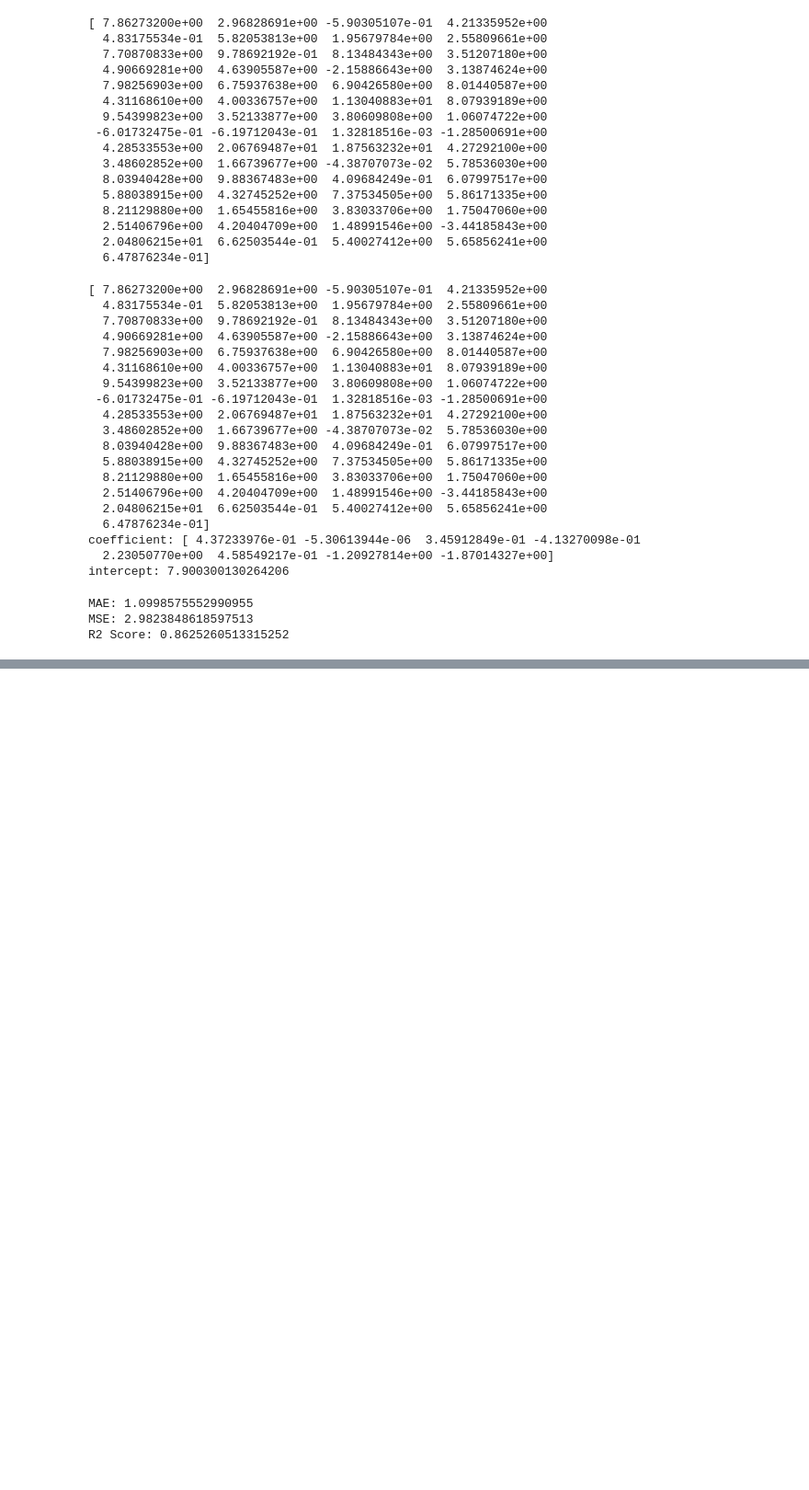
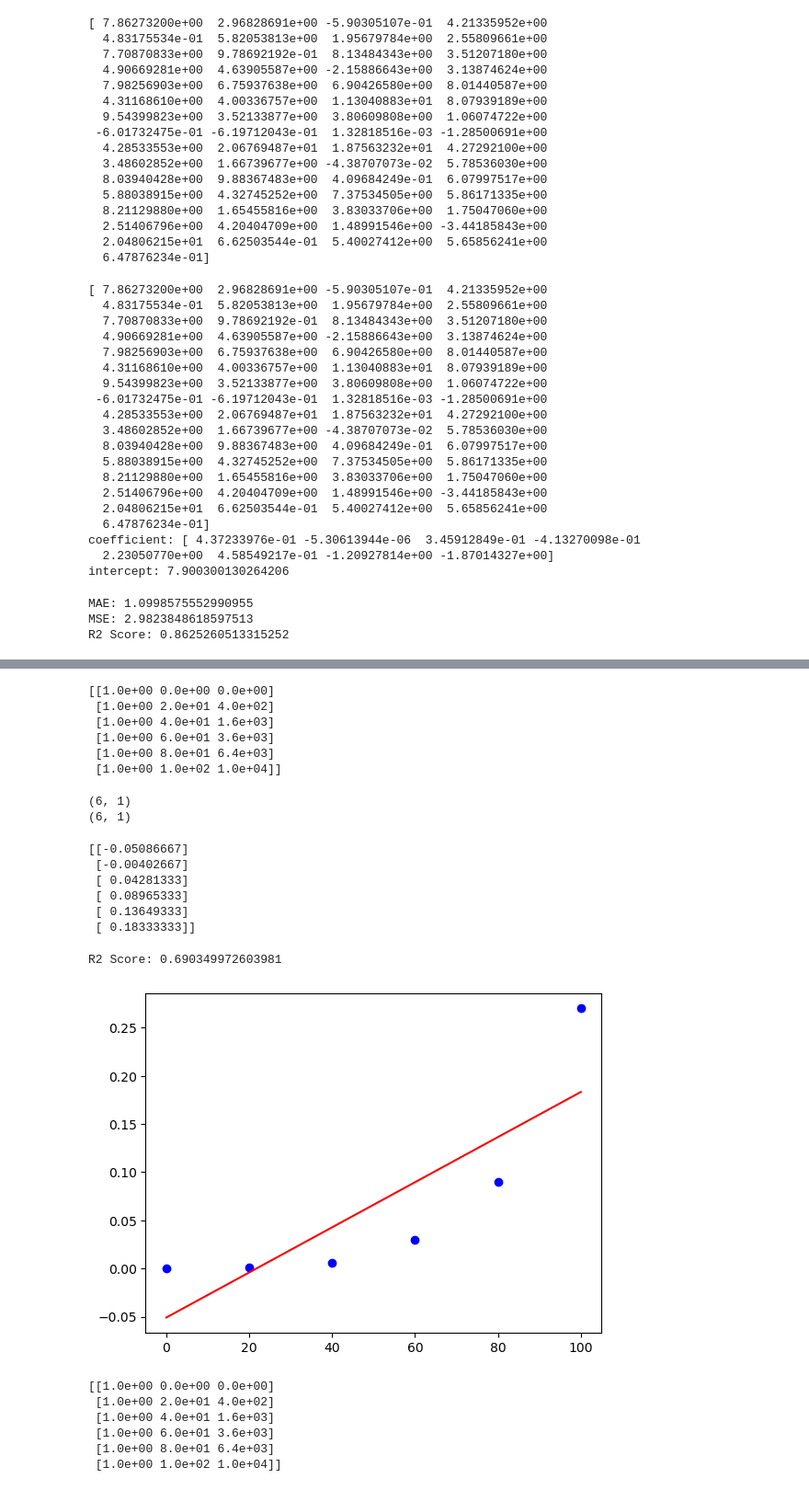
Before and after one commit to jatinamdavadiya2412/PYTHON_2, a Jupyter notebook: Ch4_AJ.ipynb, the cells around one changed output, grey strips where cells are left out. Shown at 92% size. Saved outputs shown, nothing was run; the diff lists cells and outputs as text; code cells hidden in the pictures; blank space fills up the shorter version.

```diff
--- a/Ch4_AJ.ipynb
+++ b/Ch4_AJ.ipynb
@@ -367,0 +666,4 @@ R2 Score: 0.8625260513315252
+# %%
+import pandas as pd
+df=pd.read_csv("polylinearregression.csv")
+df
@@ -367,0 +678,50 @@ R2 Score: 0.8625260513315252
+# %%
+x=df[['Temperature']]
+y=df[['Pressure']]
+# %%
+from sklearn.preprocessing import PolynomialFeatures
+poly=PolynomialFeatures(degree=2)
+x_poly=poly.fit_transform(x)
+print(x_poly)
+
+# x^2 +x +c
+#if degree 3 then
+# x^3+x^2+x+c
+# %% [output]
+[[1.0e+00 0.0e+00 0.0e+00]
+ [1.0e+00 2.0e+01 4.0e+02]
+ [1.0e+00 4.0e+01 1.6e+03]
+ [1.0e+00 6.0e+01 3.6e+03]
+ [1.0e+00 8.0e+01 6.4e+03]
+ [1.0e+00 1.0e+02 1.0e+04]]
+# %%
+print(x.shape)
+print(y.shape)
+# %% [output]
+(6, 1)
+(6, 1)
+# %%
+from sklearn.linear_model import LinearRegression
+lr=LinearRegression()
+lr.fit(x,y)
+y_pred=lr.predict(x)
+print(y_pred)
+# %% [output]
+[[-0.05086667]
+ [-0.00402667]
+ [ 0.04281333]
+ [ 0.08965333]
+ [ 0.13649333]
+ [ 0.18333333]]
+# %%
+from sklearn.metrics import r2_score
+print("R2 Score:",r2_score(y,y_pred))
+# %% [output]
+R2 Score: 0.690349972603981
+# %%
+import matplotlib.pyplot as plt
+plt.scatter(x,y,color="blue")
+plt.plot(x,y_pred,color='red')
+plt.show()
+# %% [output]
+[figure, added]
@@ -367,0 +731,16 @@ R2 Score: 0.8625260513315252
+# %%
+from sklearn.preprocessing import PolynomialFeatures
+poly=PolynomialFeatures(degree=2)
+x_poly=poly.fit_transform(x)
+print(x_poly)
+
+# x^2 +x +c
+#if degree 3 then
+# x^3+x^2+x+c
+# %% [output]
+[[1.0e+00 0.0e+00 0.0e+00]
+ [1.0e+00 2.0e+01 4.0e+02]
+ [1.0e+00 4.0e+01 1.6e+03]
+ [1.0e+00 6.0e+01 3.6e+03]
+ [1.0e+00 8.0e+01 6.4e+03]
+ [1.0e+00 1.0e+02 1.0e+04]]
```
Also changed, not shown: parts of 45 cells of this notebook, 5 other files.
